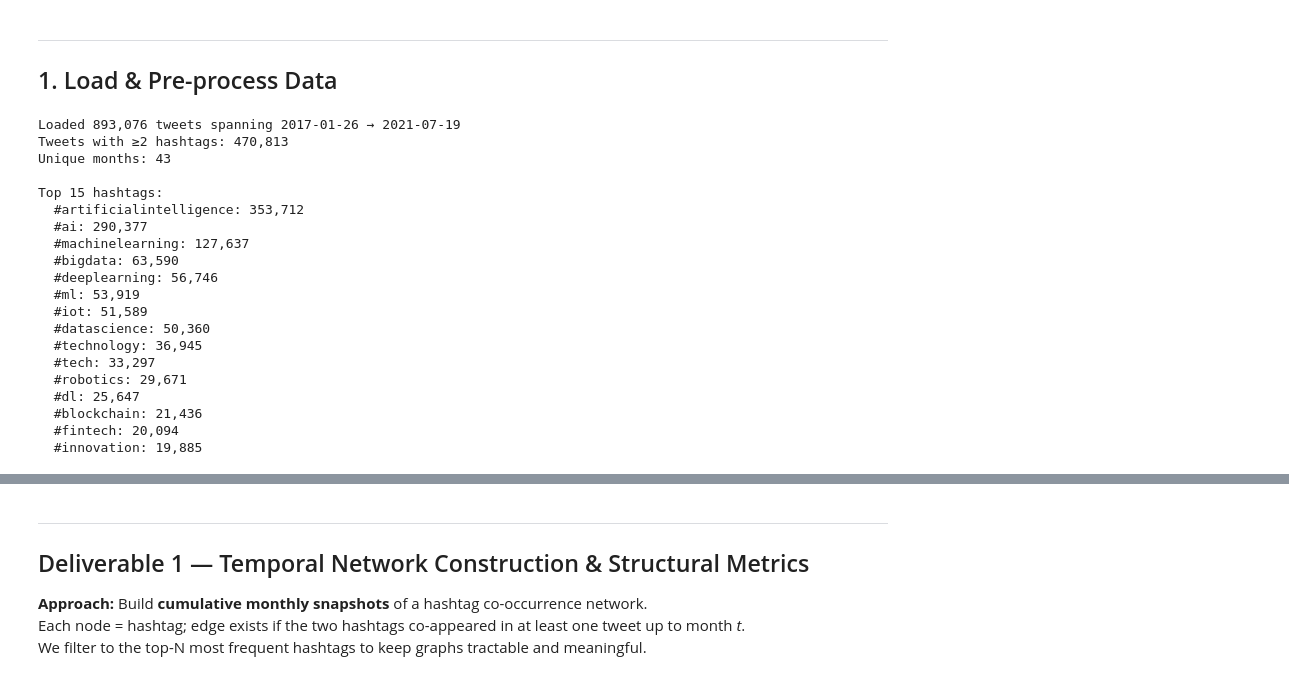
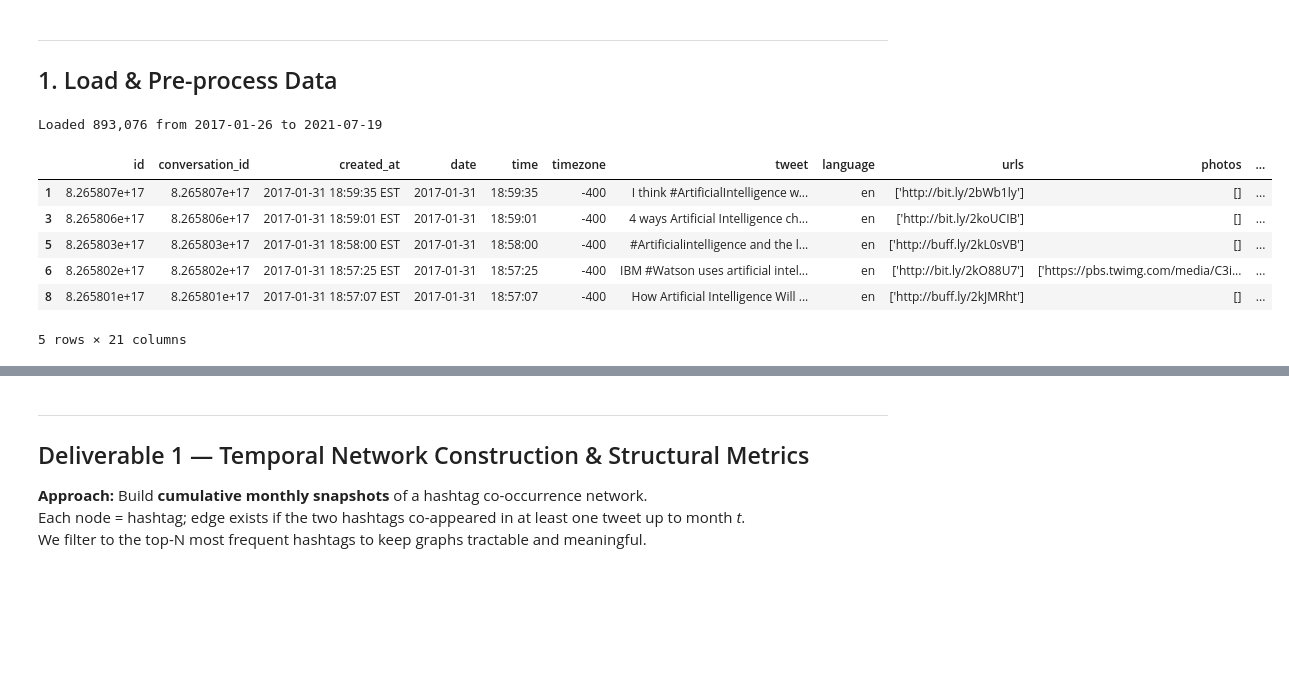
Before and after one commit to n4m4n-3irl4/Temporal-Evoluation-of-Networks, a Jupyter notebook: ai_twitter_temporal_network.ipynb, the cells around one changed output, grey strips where cells are left out. Saved outputs shown, nothing was run; the diff lists cells and outputs as text; code cells hidden in the pictures; blank space fills up the shorter version.

```diff
--- a/ai_twitter_temporal_network.ipynb
+++ b/ai_twitter_temporal_network.ipynb
@@ -50,52 +49,30 @@ All imports successful.
 ---
 ## 1. Load & Pre-process Data
 # %%
-# ── Load raw tweets ──────────────────────────────────────────────────────────
-DATA_PATH = 'tweets_ai.csv'
+DATA_PATH = 'data/tweets_ai.csv'
 df_raw = pd.read_csv(DATA_PATH, parse_dates=['date'])
-print(f'Loaded {len(df_raw):,} tweets spanning {df_raw["date"].min().date()} → {df_raw["date"].max().date()}')
+print(f'Loaded {len(df_raw):,} tweets from {df_raw["date"].min().date()} to {df_raw["date"].max().date()}')
 
-# ── Parse hashtag lists (stored as stringified Python lists) ─────────────────
-def safe_parse(val):
+def parse_to_list(val):
     try:
         parsed = ast.literal_eval(val)
         return [h.lower().strip() for h in parsed if isinstance(h, str) and len(h) > 1]
     except Exception:
-        return []
+            print(f'Warning: Could not parse hashtags: {val}')
+            return []
 
-df_raw['hashtag_list'] = df_raw['hashtags'].apply(safe_parse)
-
-# ── Keep only tweets that have ≥2 hashtags (so they can form edges) ───────────
-df = df_raw[df_raw['hashtag_list'].apply(len) >= 2].copy()
-df['year_month'] = df['date'].dt.to_period('M')
-
-print(f'Tweets with ≥2 hashtags: {len(df):,}')
-print(f'Unique months: {df["year_month"].nunique()}')
-
-# Top hashtags overall
-all_tags = [tag for tags in df['hashtag_list'] for tag in tags]
-tag_counts = Counter(all_tags)
-print(f'\nTop 15 hashtags:')
-for tag, cnt in tag_counts.most_common(15):
-    print(f'  #{tag}: {cnt:,}')
+df_raw['hashtag_list'] = df_raw['hashtags'].apply(parse_to_list)
 # %% [output]
-Loaded 893,076 tweets spanning 2017-01-26 → 2021-07-19
-Tweets with ≥2 hashtags: 470,813
-Unique months: 43
-
-Top 15 hashtags:
-  #artificialintelligence: 353,712
-  #ai: 290,377
-  #machinelearning: 127,637
-  #bigdata: 63,590
-  #deeplearning: 56,746
-  #ml: 53,919
-  #iot: 51,589
-  #datascience: 50,360
-  #technology: 36,945
-  #tech: 33,297
-  #robotics: 29,671
-  #dl: 25,647
-  #blockchain: 21,436
-  #fintech: 20,094
-  #innovation: 19,885
+Loaded 893,076 from 2017-01-26 to 2021-07-19
+# %%
+df = df_raw[df_raw['hashtag_list'].apply(len) >= 1].copy()
+df['year_month'] = df['date'].dt.to_period('M')
+df.head()
+# %% [output]
+|  | id | conversation_id | created_at | date | time | timezone | tweet | language | urls | photos | ... |
+| 1 | 8.265807e+17 | 8.265807e+17 | 2017-01-31 18:59:35 EST | 2017-01-31 | 18:59:35 | -400 | I think #ArtificialIntelligence w... | en | ['http://bit.ly/2bWb1ly'] | [] | ... |
+| 3 | 8.265806e+17 | 8.265806e+17 | 2017-01-31 18:59:01 EST | 2017-01-31 | 18:59:01 | -400 | 4 ways Artificial Intelligence ch... | en | ['http://bit.ly/2koUCIB'] | [] | ... |
+| 5 | 8.265803e+17 | 8.265803e+17 | 2017-01-31 18:58:00 EST | 2017-01-31 | 18:58:00 | -400 | #Artificialintelligence and the l... | en | ['http://buff.ly/2kL0sVB'] | [] | ... |
+| 6 | 8.265802e+17 | 8.265802e+17 | 2017-01-31 18:57:25 EST | 2017-01-31 | 18:57:25 | -400 | IBM #Watson uses artificial intel... | en | ['http://bit.ly/2kO88U7'] | ['https://pbs.twimg.com/media/C3i... | ... |
+| 8 | 8.265801e+17 | 8.265801e+17 | 2017-01-31 18:57:07 EST | 2017-01-31 | 18:57:07 | -400 | How Artificial Intelligence Will ... | en | ['http://buff.ly/2kJMRht'] | [] | ... |
+5 rows × 21 columns
```
Also changed, not shown: parts of 37 cells of this notebook, 3 other files.
